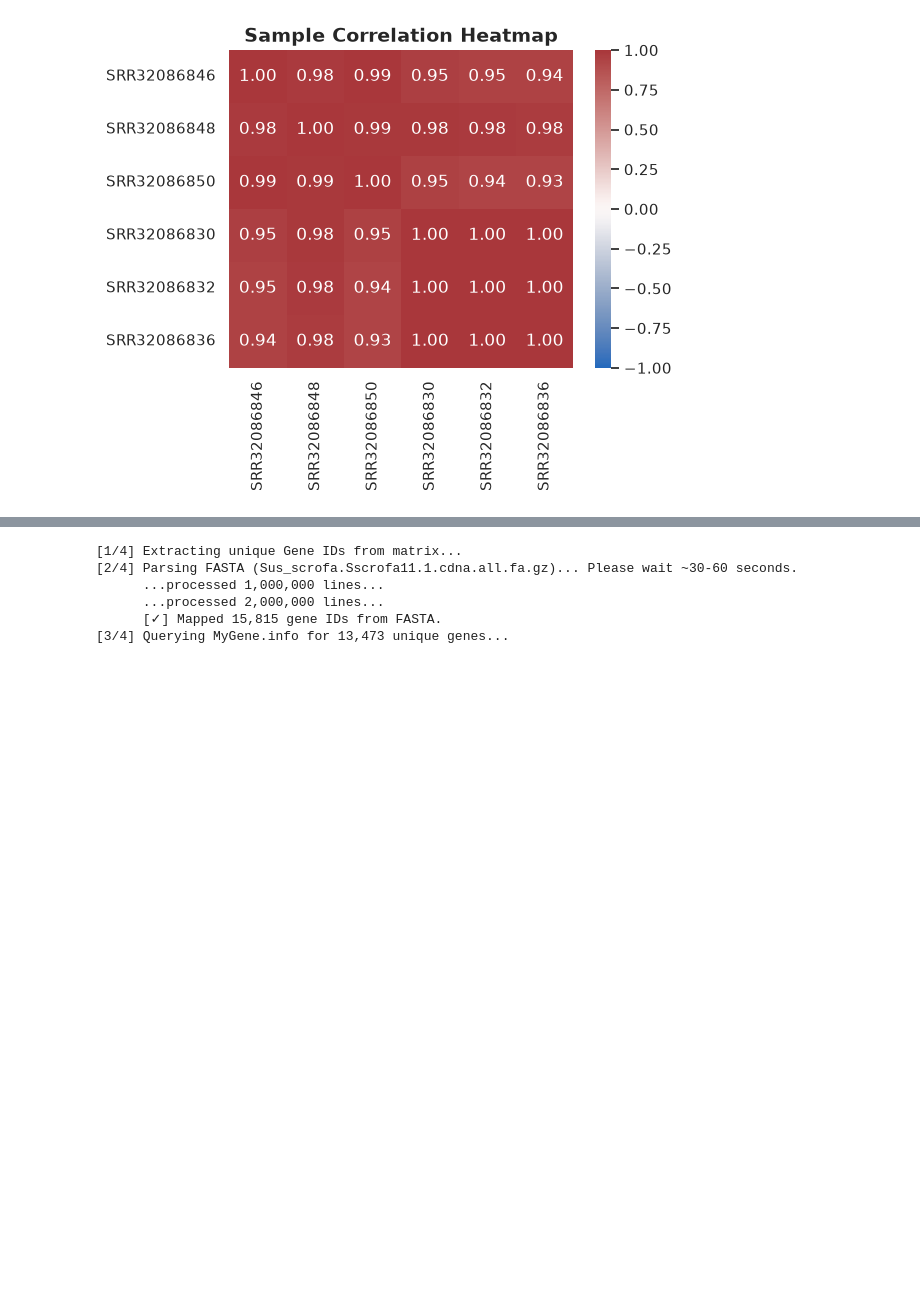
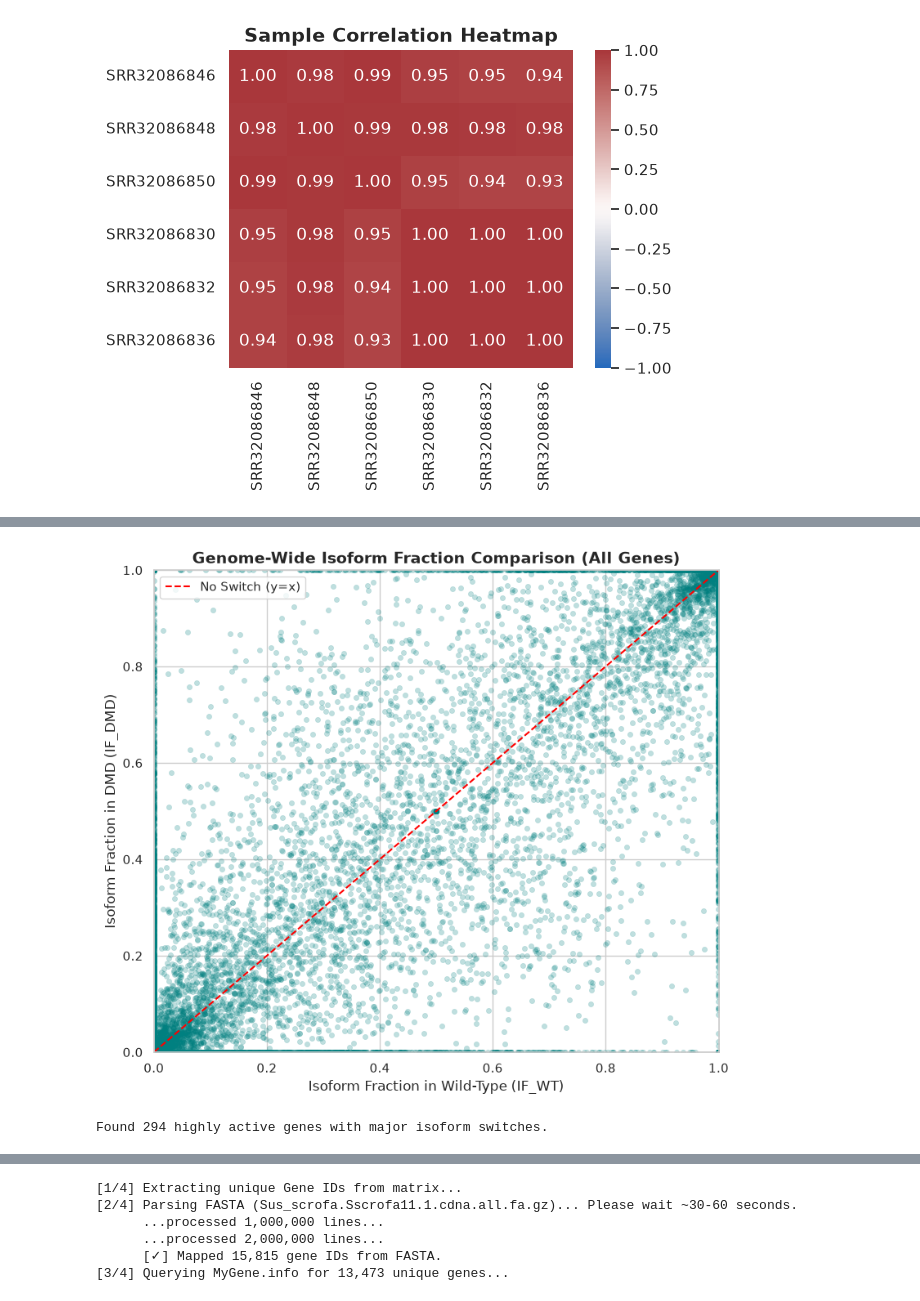
Before and after one commit to MissileXCrisis/EVA, a Jupyter notebook: notebooks/02_FASTA_Salmon_EDA.ipynb, the cells around one changed output, grey strips where cells are left out. Cells and saved outputs as stored; diff of their text form; code cells hidden in the pictures; blank space fills up the shorter version.

```diff
--- a/notebooks/02_FASTA_Salmon_EDA.ipynb
+++ b/notebooks/02_FASTA_Salmon_EDA.ipynb
@@ -204,3 +247,78 @@ Mapped 13473 unique gene names.
 | 2 | ENSSSCT00000019670 | ENSSSCG00000018075 | COX1 | 1.0 |
 | 3 | ENSSSCT00000019673 | ENSSSCG00000018078 | COX2 | 1.0 |
 | 4 | ENSSSCT00000019675 | ENSSSCG00000018080 | ATP8 | 1.0 |
+# %%
+# Compute WT Isoform Fraction if not already in your dataframe
+wt_totals = df.groupby("Gene_ID")["mean_TPM_WT"].transform("sum")
+df["IF_WT"] = df["mean_TPM_WT"] / (wt_totals + 1e-5)
+# %%
+import matplotlib.pyplot as plt
+import numpy as np
+import pandas as pd
+import seaborn as sns
+
+# 1. Calculate IF_WT and Delta IF across all rows
+wt_totals = df.groupby("Gene_ID")["mean_TPM_WT"].transform("sum")
+df["IF_WT"] = df["mean_TPM_WT"] / (wt_totals + 1e-5)
+df["delta_IF"] = df["IF_DMD"] - df["IF_WT"]
+
+# 2. Create the scatter plot
+plt.figure(figsize=(8, 7))
+
+# Alpha transparency is crucial because thousands of points overlap
+sns.scatterplot(
+    data=df,
+    x="IF_WT",
+    y="IF_DMD",
+    alpha=0.25,
+    color="teal",
+    s=20,
+    edgecolor=None,
+)
+
+# Reference diagonal line (y = x)
+plt.plot([0, 1], [0, 1], color="red", linestyle="--", linewidth=1.5, label="No Switch (y=x)")
+
+plt.title("Genome-Wide Isoform Fraction Comparison (All Genes)", fontsize=14, fontweight="bold")
+plt.xlabel("Isoform Fraction in Wild-Type (IF_WT)", fontsize=12)
+plt.ylabel("Isoform Fraction in DMD (IF_DMD)", fontsize=12)
+plt.xlim(0, 1)
+plt.ylim(0, 1)
+plt.legend(loc="upper left")
+
+plt.tight_layout()
+plt.show()
+# %% [output]
+[figure, added]
+# %%
+import numpy as np
+import pandas as pd
+
+# 1. Compute total gene expression (Activity) per gene
+df["gene_total_tpm"] = df.groupby("Gene_ID")["mean_TPM_DMD"].transform("sum")
+df["IF_WT"] = df["mean_TPM_WT"] / (
+    df.groupby("Gene_ID")["mean_TPM_WT"].transform("sum") + 1e-5
+)
+df["delta_IF"] = df["IF_DMD"] - df["IF_WT"]
+
+# 2. Filter for HIGH ACTIVITY + SIGNIFICANT SWITCHING
+# - Total Gene TPM >= 10 (filters out low-count noise)
+# - |Delta IF| >= 0.20 (at least a 20% shift in isoform fraction)
+active_switches = df[
+    (df["gene_total_tpm"] >= 10) & (df["delta_IF"].abs() >= 0.20)
+].copy()
+
+# 3. Deduplicate to get 1 representative switch per gene
+top_active_genes = (
+    active_switches.reindex(
+        active_switches["delta_IF"].abs().sort_values(ascending=False).index
+    )
+    .drop_duplicates(subset=["Gene_Name"])
+    .sort_values(by="gene_total_tpm", ascending=False)
+)
+
+print(
+    f"Found {top_active_genes['Gene_Name'].nunique()} highly active genes with major isoform switches."
+)
+# %% [output]
+Found 294 highly active genes with major isoform switches.
```
Also changed, not shown: parts of 9 cells of this notebook.
